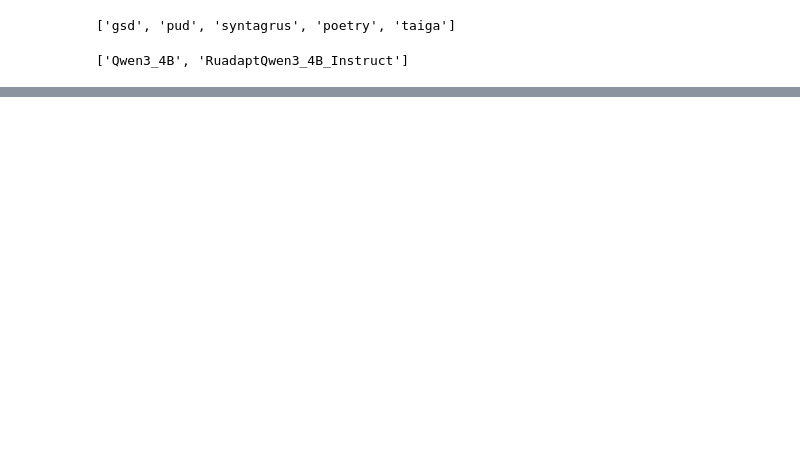
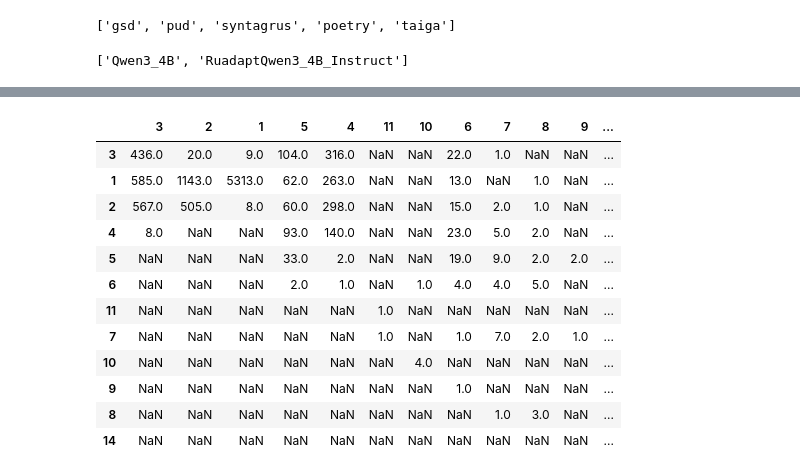
Before and after one commit to Derinhelm/llm_tokenization, a Jupyter notebook: token_aligning.ipynb, the cells around one changed output, grey strips where cells are left out. Saved outputs shown, nothing was run; the diff lists cells and outputs as text; code cells hidden in the pictures; blank space fills up the shorter version.

Commit message:
Creating gold token statistics

```diff
--- a/token_aligning.ipynb
+++ b/token_aligning.ipynb
@@ -386,0 +176,8 @@ tokens[m_name2][tr][s_id]
+# %%
+subtoken_amount = { m_name: {} for m_name in model_names }
+for m_name in model_names:
+  subtoken_amount[m_name] = { tr: {} for tr in treebank_names }
+  for tr in treebank_names:
+    for sent_i, s in enumerate(treebanks[tr]):
+      subtoken_amount[m_name][tr][s.sent_id] = [ (d[0], sum(map(lambda x: x[1], d[1])) if d[1] != None else None)
+                                                        for d in gold_token_stat[m_name][tr][s.sent_id]]
@@ -386,0 +226,22 @@ tokens[m_name2][tr][s_id]
+# %%
+m_name1 = 'Qwen3_4B'
+m_name2 = 'RuadaptQwen3_4B_Instruct'
+# %%
+pair_stat = { tr: [] for tr in treebank_names }
+for tr in treebank_names:
+  for s in treebanks[tr]:
+    assert len(subtoken_amount[m_name1][tr][s.sent_id]) == len(subtoken_amount[m_name2][tr][s.sent_id])
+
+    for i in range(len(subtoken_amount[m_name1][tr][s.sent_id])):
+        assert subtoken_amount[m_name1][tr][s.sent_id][i][0] == subtoken_amount[m_name2][tr][s.sent_id][i][0]
+
+        pair_stat[tr].append((s.sent_id, i
+                        , subtoken_amount[m_name1][tr][s.sent_id][i][1], subtoken_amount[m_name2][tr][s.sent_id][i][1]))
+# %%
+# m_name1, m_name2
+d = {}
+for (subtoken_len1, subtoken_len2), pair_amount in Counter([(x[2], x[3]) for x in pair_stat[tr] if x[2] != None and x[3] != None ]).items():
+  if subtoken_len1 in d:
+    d[subtoken_len1][subtoken_len2] = pair_amount
+  else:
+    d[subtoken_len1] = { subtoken_len2: pair_amount }
@@ -386,0 +263,17 @@ tokens[m_name2][tr][s_id]
+# %%
+import pandas as pd
+pd.DataFrame(d)
+# %% [output]
+|  | 3 | 2 | 1 | 5 | 4 | 11 | 10 | 6 | 7 | 8 | 9 | ... |
+| 3 | 436.0 | 20.0 | 9.0 | 104.0 | 316.0 | NaN | NaN | 22.0 | 1.0 | NaN | NaN | ... |
+| 1 | 585.0 | 1143.0 | 5313.0 | 62.0 | 263.0 | NaN | NaN | 13.0 | NaN | 1.0 | NaN | ... |
+| 2 | 567.0 | 505.0 | 8.0 | 60.0 | 298.0 | NaN | NaN | 15.0 | 2.0 | 1.0 | NaN | ... |
+| 4 | 8.0 | NaN | NaN | 93.0 | 140.0 | NaN | NaN | 23.0 | 5.0 | 2.0 | NaN | ... |
+| 5 | NaN | NaN | NaN | 33.0 | 2.0 | NaN | NaN | 19.0 | 9.0 | 2.0 | 2.0 | ... |
+| 6 | NaN | NaN | NaN | 2.0 | 1.0 | NaN | 1.0 | 4.0 | 4.0 | 5.0 | NaN | ... |
+| 11 | NaN | NaN | NaN | NaN | NaN | 1.0 | NaN | NaN | NaN | NaN | NaN | ... |
+| 7 | NaN | NaN | NaN | NaN | NaN | 1.0 | NaN | 1.0 | 7.0 | 2.0 | 1.0 | ... |
+| 10 | NaN | NaN | NaN | NaN | NaN | NaN | 4.0 | NaN | NaN | NaN | NaN | ... |
+| 9 | NaN | NaN | NaN | NaN | NaN | NaN | NaN | 1.0 | NaN | NaN | NaN | ... |
+| 8 | NaN | NaN | NaN | NaN | NaN | NaN | NaN | NaN | 1.0 | 3.0 | NaN | ... |
+| 14 | NaN | NaN | NaN | NaN | NaN | NaN | NaN | NaN | NaN | NaN | NaN | ... |
```
Also changed, not shown: parts of 51 cells of this notebook.
